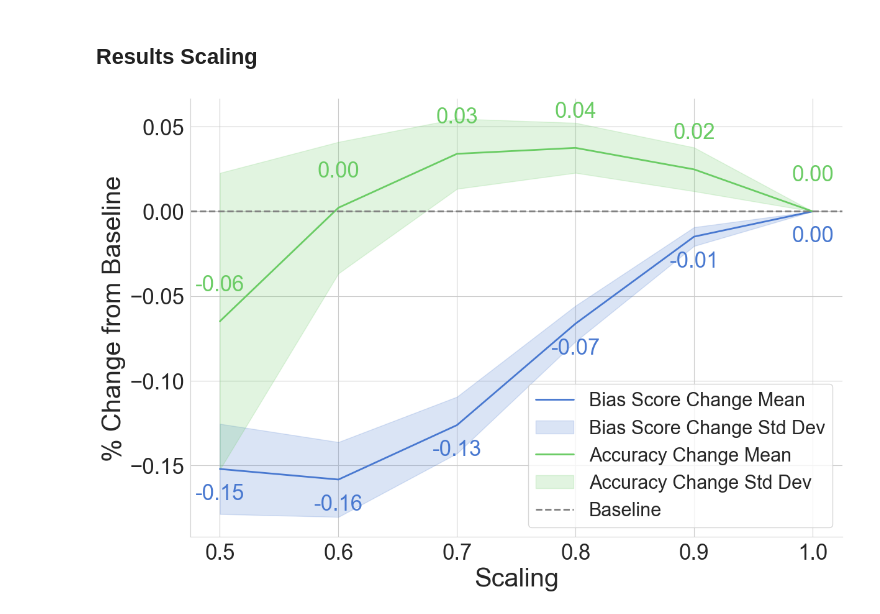
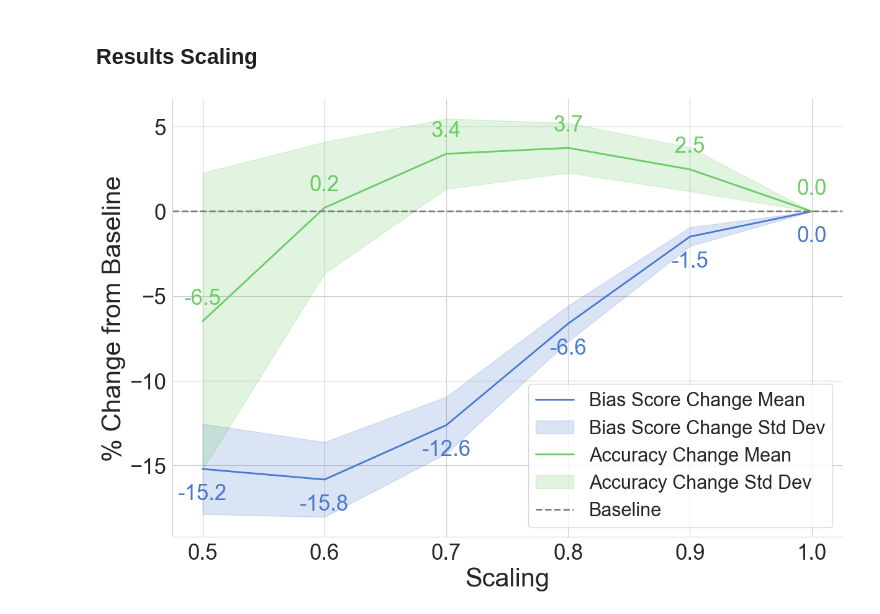
Before and after one commit to mwdlave/re-vulnerabilities, a Jupyter notebook: src/plots.ipynb, the cells around one changed output. Cells and saved outputs as stored; diff of their text form; code cells hidden in the pictures.

```diff
--- a/src/plots.ipynb
+++ b/src/plots.ipynb
@@ -233,6 +231,12 @@ palette = sns.color_palette("muted", 4)
 df_no_baseline = copy.deepcopy(df_scale)
 df_no_baseline.loc[df_no_baseline['scale'] == 'baseline', 'scale'] = "0.0"
 df_no_baseline['scale'] = 1 - df_no_baseline['scale'].astype(float)
+
+df_no_baseline['std_change_mean'] = df_no_baseline['std_change_mean'] * 100
+df_no_baseline['std_change_std'] = df_no_baseline['std_change_std'] * 100
+
+df_no_baseline['acc_change_mean'] = df_no_baseline['acc_change_mean'] * 100
+df_no_baseline['acc_change_std'] = df_no_baseline['acc_change_std'] * 100
 
 fig, ax = plt.subplots(figsize=(12, 8), constrained_layout=True)
 
@@ -249,34 +253,34 @@ ax.fill_between(
 
 # Text labels for std_change_mean
 for x, y in zip(df_no_baseline['scale'], df_no_baseline['std_change_mean']):
-    ax.text(x, y - 0.018, f"{y:.2f}", ha='center', fontsize=25, color=palette[0])
+    ax.text(x, y - 1.8, f"{y:.1f}", ha='center', fontsize=25, color=palette[0])
 
 # Plot Acc Change Mean with confidence interval
 ax.plot(df_no_baseline['scale'], df_no_baseline['acc_change_mean'], label='Accuracy Change Mean', color=palette[2], linewidth=2)
 ax.fill_between(
     df_no_baseline['scale'],
     df_no_baseline['acc_change_mean'] - df_no_baseline['acc_change_std'],
     df_no_baseline['acc_change_mean'] + df_no_baseline['acc_change_std'],
     color=palette[2],
     alpha=0.2,
     label="Accuracy Change Std Dev"
 )
 
 # Text labels for acc_change_mean
 for x, y in zip(df_no_baseline['scale'], df_no_baseline['acc_change_mean']):
-    ax.text(x, y + 0.018, f"{y:.2f}", ha='center', fontsize=25, color=palette[2])
+    ax.text(x, y + 1, f"{y:.1f}", ha='center', fontsize=25, color=palette[2])
 
 ax.axhline(y=0, color='grey', linestyle='--', linewidth=2, label='Baseline')
 
 # Labels and title
 ax.set_xlabel('Scaling', fontsize=30)
 ax.set_ylabel('% Change from Baseline', fontsize=30)
 ax.tick_params(axis='both', labelsize=25)
 
 ax.legend(fontsize=22, loc='best')
 
 sns.despine()
 plt.savefig('work/saved/plots/plot_debiasing_results.svg')
 plt.show()
 # %% [output]
-[figure, old version]
+[figure, new version]
```
Also changed, not shown: parts of 1 cell of this notebook, 2 other files.
